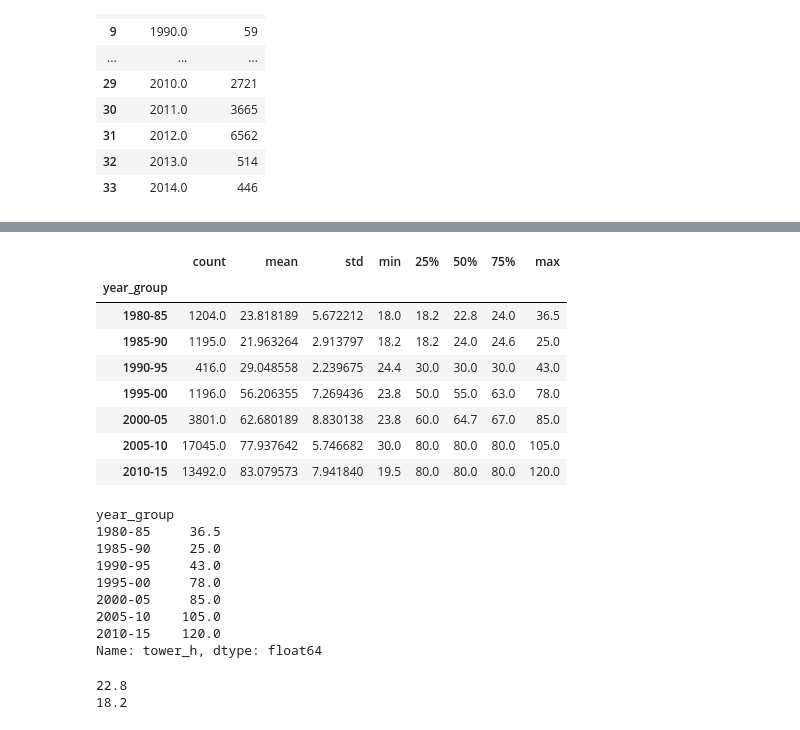
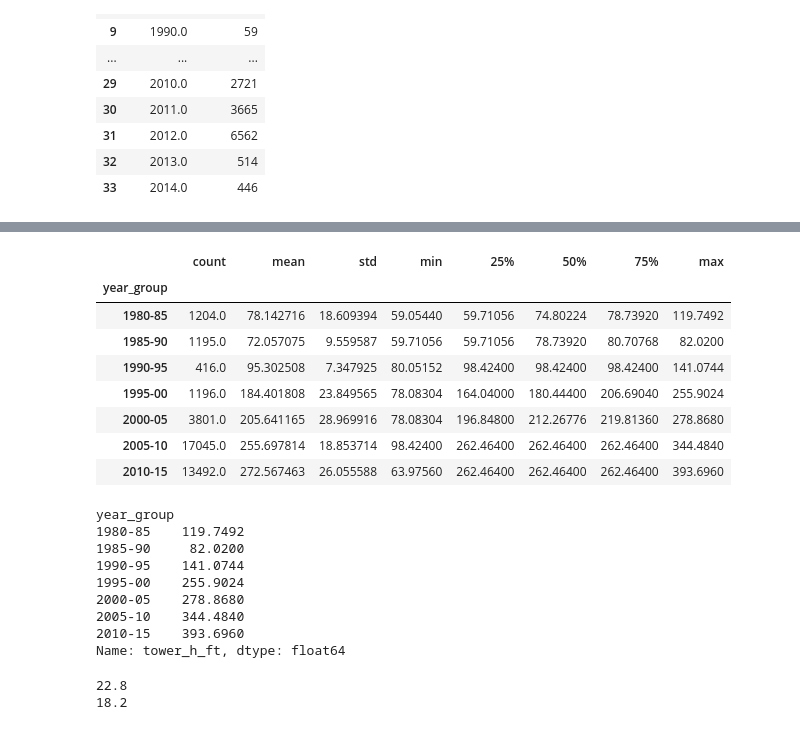
Before and after one commit to hsopel/NSS-Capstone, a Jupyter notebook: notebook/wind_eda.ipynb, the cells around one changed output, grey strips where cells are left out. Cells and saved outputs as stored; diff of their text form; code cells hidden in the pictures.

Commit message:
height/rotor diameter in feet

```diff
--- a/notebook/wind_eda.ipynb
+++ b/notebook/wind_eda.ipynb
@@ -145,6 +145,8 @@ wind_2014_by_year
 | 31 | 2012.0 | 6562 |
 | 32 | 2013.0 | 514 |
 | 33 | 2014.0 | 446 |
+# %%
+wind_old_geo['tower_h_ft'] = wind_old_geo['tower_h']*3.2808
 # %%
 #create bins/year group column
 bins= [1980, 1985, 1990, 1995, 2000, 2005, 2010, 2015]
@@ -162,33 +164,33 @@ wind_old_geo.head()
 # %%
-wind_2014_tower_height = wind_old_geo.groupby('year_group').tower_h.describe()
+wind_2014_tower_height = wind_old_geo.groupby('year_group').tower_h_ft.describe()
 #wind_2014_tower_height.to_csv('wind_2014_tower_height.csv')
 wind_2014_tower_height.transpose().to_csv('wind_2014_tower_height2.csv')
 wth2 = wind_2014_tower_height.transpose().stack().reset_index()
 wth2.columns = [['type', 'year_group', 'calc']]
 #wth2.to_csv('wind_2014_tower_height2.csv')
 wind_2014_tower_height
 # %% [output]
 |  | count | mean | std | min | 25% | 50% | 75% | max |
 | year_group |  |  |  |  |  |  |  |  |
-| 1980-85 | 1204.0 | 23.818189 | 5.672212 | 18.0 | 18.2 | 22.8 | 24.0 | 36.5 |
-| 1985-90 | 1195.0 | 21.963264 | 2.913797 | 18.2 | 18.2 | 24.0 | 24.6 | 25.0 |
-| 1990-95 | 416.0 | 29.048558 | 2.239675 | 24.4 | 30.0 | 30.0 | 30.0 | 43.0 |
-| 1995-00 | 1196.0 | 56.206355 | 7.269436 | 23.8 | 50.0 | 55.0 | 63.0 | 78.0 |
-| 2000-05 | 3801.0 | 62.680189 | 8.830138 | 23.8 | 60.0 | 64.7 | 67.0 | 85.0 |
-| 2005-10 | 17045.0 | 77.937642 | 5.746682 | 30.0 | 80.0 | 80.0 | 80.0 | 105.0 |
-| 2010-15 | 13492.0 | 83.079573 | 7.941840 | 19.5 | 80.0 | 80.0 | 80.0 | 120.0 |
+| 1980-85 | 1204.0 | 78.142716 | 18.609394 | 59.05440 | 59.71056 | 74.80224 | 78.73920 | 119.7492 |
+| 1985-90 | 1195.0 | 72.057075 | 9.559587 | 59.71056 | 59.71056 | 78.73920 | 80.70768 | 82.0200 |
+| 1990-95 | 416.0 | 95.302508 | 7.347925 | 80.05152 | 98.42400 | 98.42400 | 98.42400 | 141.0744 |
+| 1995-00 | 1196.0 | 184.401808 | 23.849565 | 78.08304 | 164.04000 | 180.44400 | 206.69040 | 255.9024 |
+| 2000-05 | 3801.0 | 205.641165 | 28.969916 | 78.08304 | 196.84800 | 212.26776 | 219.81360 | 278.8680 |
+| 2005-10 | 17045.0 | 255.697814 | 18.853714 | 98.42400 | 262.46400 | 262.46400 | 262.46400 | 344.4840 |
+| 2010-15 | 13492.0 | 272.567463 | 26.055588 | 63.97560 | 262.46400 | 262.46400 | 262.46400 | 393.6960 |
 # %%
-wind_old_geo.groupby('year_group').tower_h.max()
+wind_old_geo.groupby('year_group').tower_h_ft.max()
 # %% [output]
 year_group
-1980-85     36.5
-1985-90     25.0
-1990-95     43.0
-1995-00     78.0
-2000-05     85.0
-2005-10    105.0
-2010-15    120.0
-Name: tower_h, dtype: float64
+1980-85    119.7492
+1985-90     82.0200
+1990-95    141.0744
+1995-00    255.9024
+2000-05    278.8680
+2005-10    344.4840
+2010-15    393.6960
+Name: tower_h_ft, dtype: float64
 # %%
 one = wind_old_geo[wind_old_geo['year_group'] == '1980-85']
 two = wind_old_geo[wind_old_geo['year_group'] == '1985-90']
```
Also changed, not shown: parts of 15 cells of this notebook, 5 other files.
